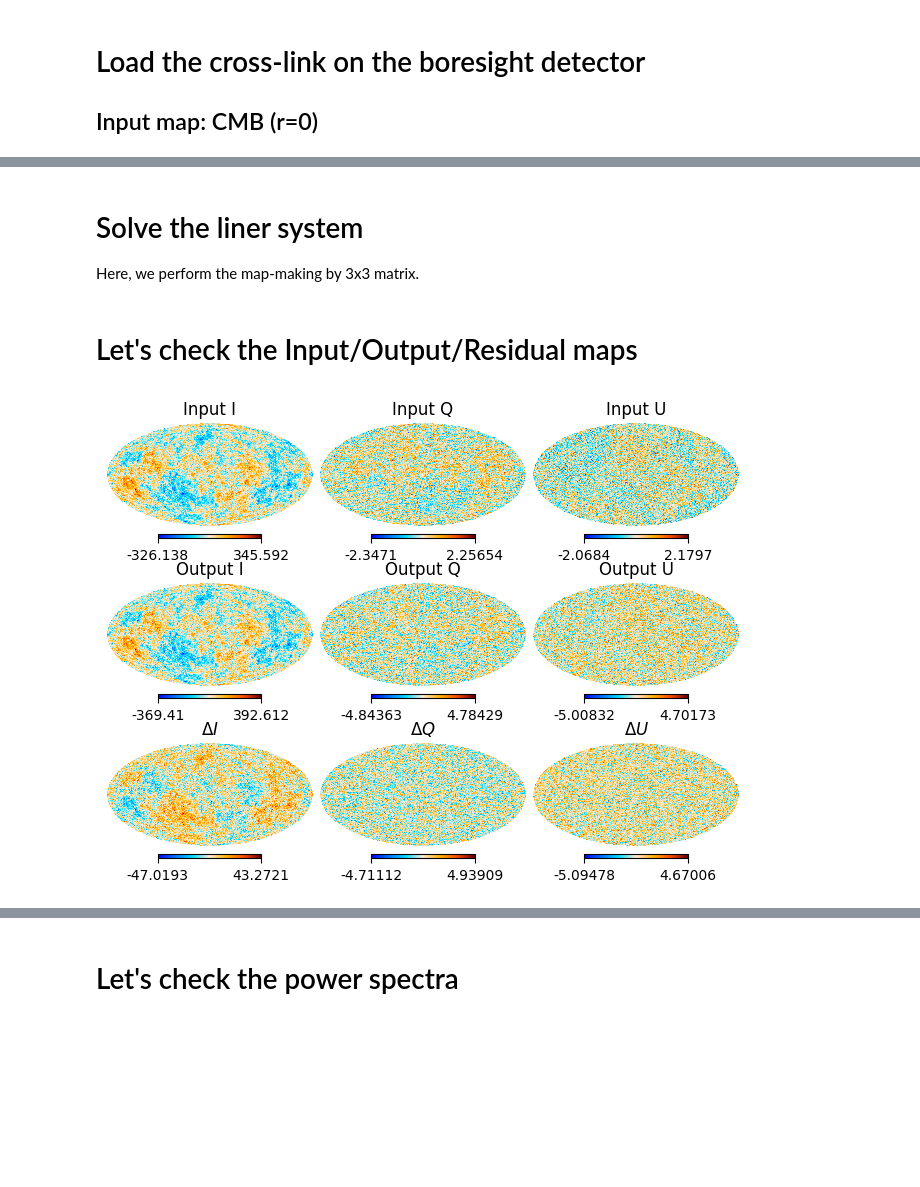
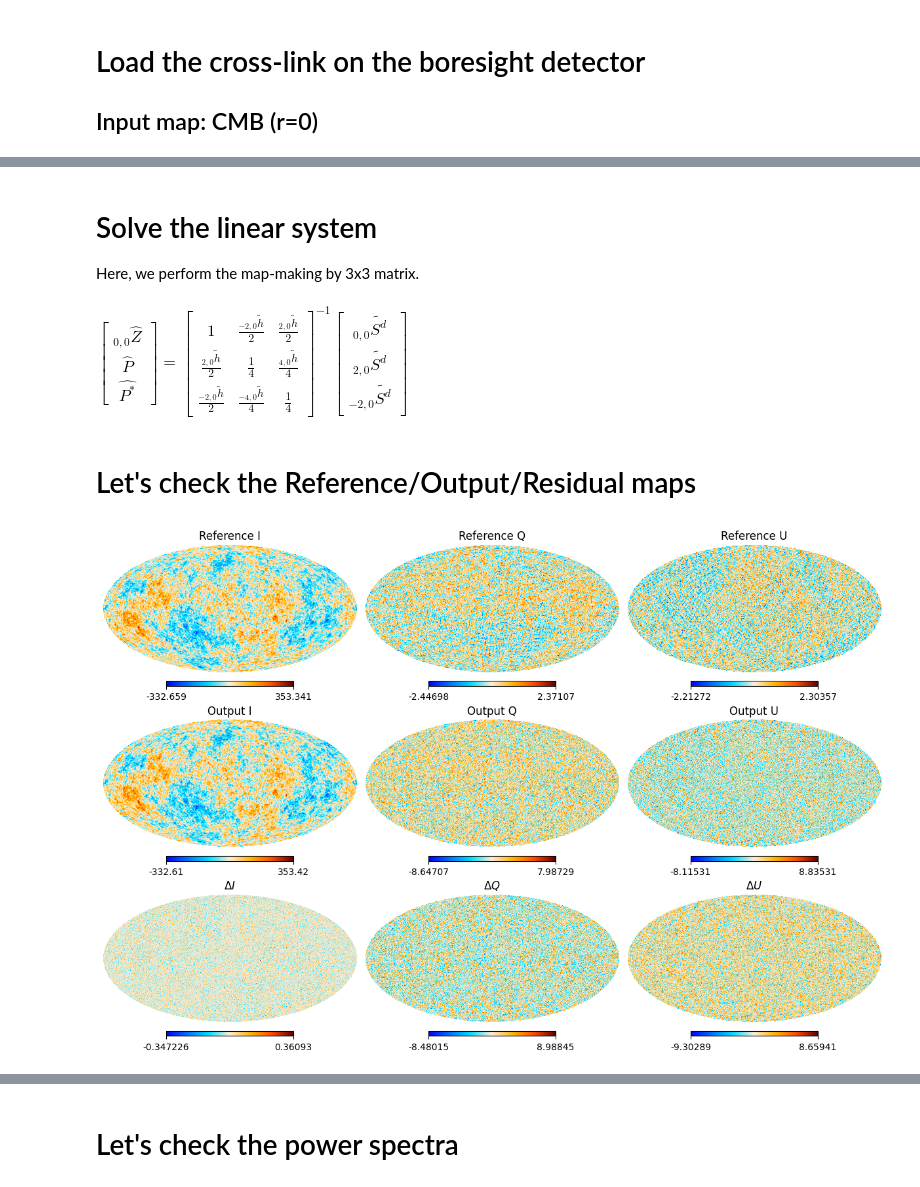
Before and after one commit to yusuke-takase/SBM, a Jupyter notebook: notebooks/elliptical_beam_convolution.ipynb, the cells around one changed output, grey strips where cells are left out. Saved outputs shown, nothing was run; the diff lists cells and outputs as text; code cells hidden in the pictures; blank space fills up the shorter version.

```diff
--- a/notebooks/elliptical_beam_convolution.ipynb
+++ b/notebooks/elliptical_beam_convolution.ipynb
@@ -37,29 +103,48 @@ blm = hp.map2alm(beam)
+# %%
+b_l2 = beam_conv.get_blk(2)  # spin-2 moment of the [temperature, spin+2, spin-2] beam
+w_T = b_l0
+w_E = (b_l2[2] + b_l2[1]).real
+w_B = (b_l2[2] - b_l2[1]).real
+reference_alm = np.array(
+    [hp.almxfl(alm[0], w_T), hp.almxfl(alm[1], w_E), hp.almxfl(alm[2], w_B)]
+)
+reference_map = hp.alm2map(reference_alm, nside, lmax=lmax)
+
+
+def residual_bb(residual):
+    # BB power spectrum of the residual map deconvolved by the B-mode window function.
+    # The multipoles where the window function is negligible are set to zero.
+    cl_bb = hp.anafast(residual, lmax=lmax)[2]
+    delta_cl = np.zeros_like(cl_bb)
+    valid = w_B > 1e-4
+    valid[:2] = False
+    delta_cl[valid] = cl_bb[valid] / w_B[valid] ** 2
+    return delta_cl
+
+
+def plot_maps(output_map, residual):
+    cmap = sbm.get_cmap()
+    plt.figure(figsize=(12, 8))
+    for i, stokes in enumerate("IQU"):
+        hp.mollview(reference_map[i], title=f"Reference {stokes}", sub=(3, 3, i + 1), cmap=cmap)
+        hp.mollview(output_map[i], title=f"Output {stokes}", sub=(3, 3, i + 4), cmap=cmap)
+        hp.mollview(residual[i], title=rf"$\Delta {stokes}$", sub=(3, 3, i + 7), cmap=cmap)
+# %% [markdown]
+# Solve the linear system
+
+Here, we perform the map-making by 3x3 matrix.
 # %%
 mdim = 3
-signal_field = sbm.SignalFields.elliptical_beam_field(scan_field, mdim, alm, blm)
+signal_field = SignalFields.elliptical_beam_field(scan_field, mdim, alm, blm, spin_k=spin_k)
+scan_field.xlink_threshold = 1
+output_map = scan_field.map_make(signal_field, show_eq=True)
+residual = reference_map - output_map
+delta_cl_3 = residual_bb(residual)
+# %% [output]
+$\displaystyle \left[\begin{matrix}{}_{0,0}\hat{{Z}}\\\hat{P}\\\hat{P^*}\end{matrix}\right] = \left[\begin{matrix}1 & \frac{{}_{-2,0}\tilde{h}}{2} & \frac{{}_{2,0}\tilde{h}}{2}\\\frac{{}_{2,0}\tilde{h}}{2} & \frac{1}{4} & \frac{{}_{4,0}\tilde{h}}{4}\\\frac{{}_{-2,0}\tilde{h}}{2} & \frac{{}_{-4,0}\tilde{h}}{4} & \frac{1}{4}\end{matrix}\right]^{-1} \left[\begin{matrix}{}_{0,0}\tilde{S^d}\\{}_{2,0}\tilde{S^d}\\{}_{-2,0}\tilde{S^d}\end{matrix}\right]$
-# %% [markdown]
-# Solve the liner system
-
-Here, we perform the map-making by 3x3 matrix.
-# %%
-scan_field.xlink_threshold = 1
-output_map = scan_field.map_make(signal_field)
-residual = smooth_map - output_map
 # %% [markdown]
-# Let's check the Input/Output/Residual maps
+# Let's check the Reference/Output/Residual maps
-# %%
-cmap = sbm.get_cmap()
-hp.mollview(smooth_map[0], title="Input I", sub=(3,3,1), cmap=cmap)
-hp.mollview(smooth_map[1], title="Input Q", sub=(3,3,2), cmap=cmap)
-hp.mollview(smooth_map[2], title="Input U", sub=(3,3,3), cmap=cmap)
-
-# SBM does not reconstruct I if `only_iqu`` is True
-hp.mollview(output_map[0], title="Output I", sub=(3,3,4), cmap=cmap)
-hp.mollview(output_map[1], title="Output Q", sub=(3,3,5), cmap=cmap)
-hp.mollview(output_map[2], title="Output U", sub=(3,3,6), cmap=cmap)
-
-hp.mollview(residual[0], title="$\Delta I$", sub=(3,3,7), cmap=cmap)
-hp.mollview(residual[1], title="$\Delta Q$", sub=(3,3,8), cmap=cmap)
-hp.mollview(residual[2], title="$\Delta U$", sub=(3,3,9), cmap=cmap)
-# %% [output]
-[figure, removed]
+# %%
+plot_maps(output_map, residual)
+# %% [output]
+[figure, added]
```
Also changed, not shown: parts of 30 cells of this notebook.
